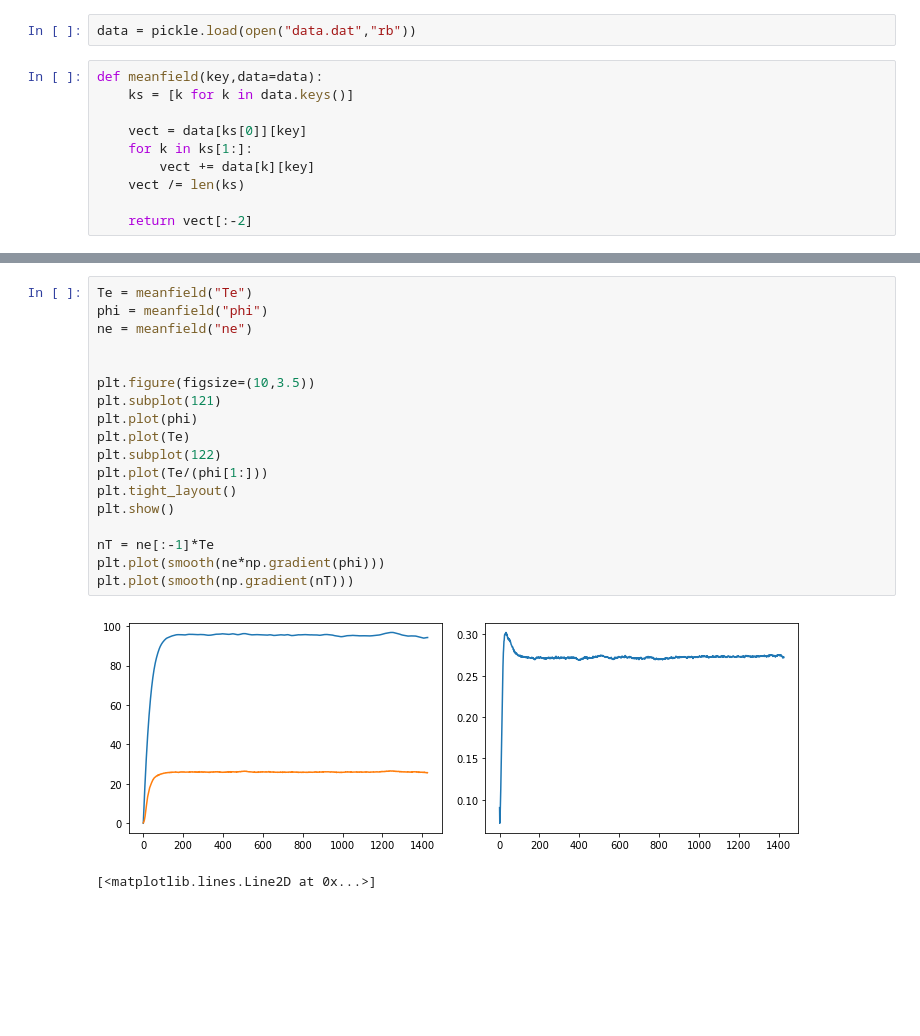
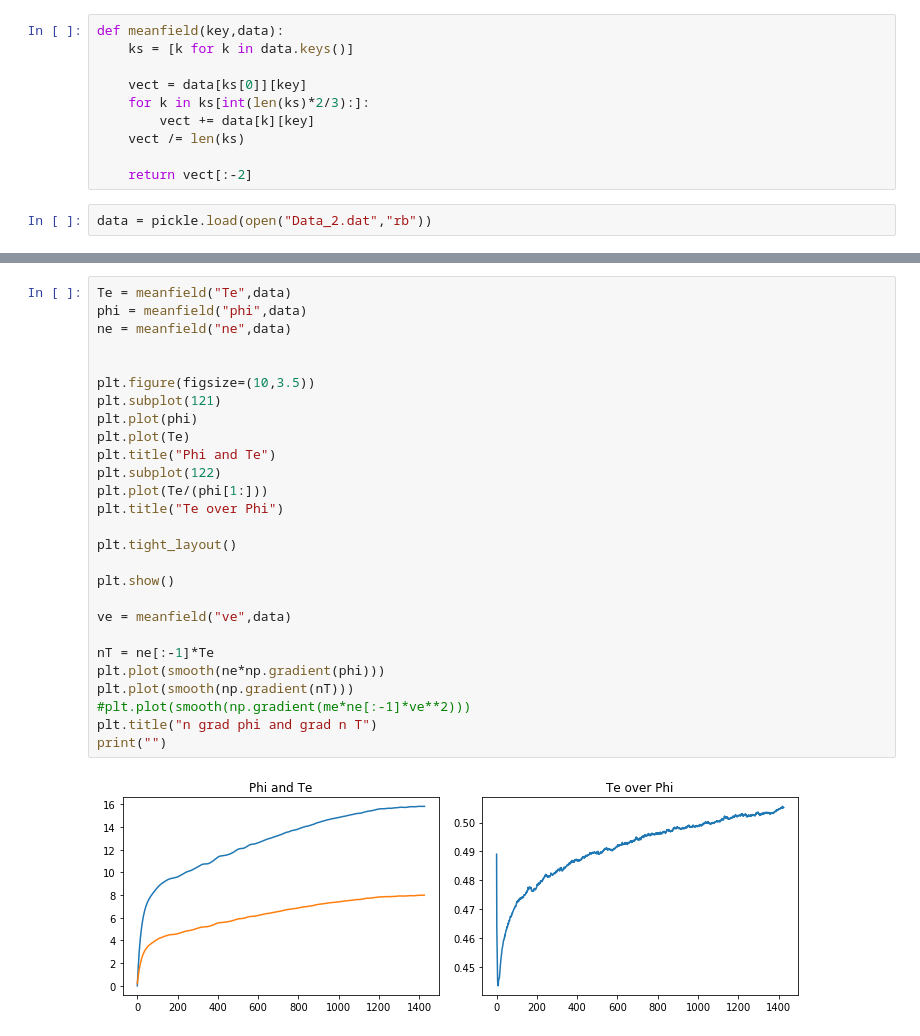
Before and after one commit to antoinetavant/1D_PIC, a Jupyter notebook: Process_1D_PIC.ipynb, the cells around one changed output, grey strips where cells are left out. Cells and saved outputs as stored; diff of their text form; blank space fills up the shorter version.

```diff
--- a/Process_1D_PIC.ipynb
+++ b/Process_1D_PIC.ipynb
@@ -8,12 +9,12 @@ from pic.functions import smooth
+# %%
+def meanfield(key,data):
+    ks = [k for k in data.keys()]
+
+    vect = data[ks[0]][key]
+    for k in ks[int(len(ks)*2/3):]:
+        vect += data[k][key]
+    vect /= len(ks)
+
+    return vect[:-2]
 # %%
-data = pickle.load(open("data.dat","rb"))
+data = pickle.load(open("Data_2.dat","rb"))
-# %%
-def meanfield(key,data=data):
-    ks = [k for k in data.keys()]
-
-    vect = data[ks[0]][key]
-    for k in ks[1:]:
-        vect += data[k][key]
-    vect /= len(ks)
-
-    return vect[:-2]
@@ -32,21 +38,29 @@ for key in ['ne','ni','Te','ve',"phi"]:
 # %%
-Te = meanfield("Te")
-phi = meanfield("phi")
-ne = meanfield("ne")
+Te = meanfield("Te",data)
+phi = meanfield("phi",data)
+ne = meanfield("ne",data)
 
 
 plt.figure(figsize=(10,3.5))
 plt.subplot(121)
 plt.plot(phi)
 plt.plot(Te)
+plt.title("Phi and Te")
 plt.subplot(122)
 plt.plot(Te/(phi[1:]))
+plt.title("Te over Phi")
+
 plt.tight_layout()
+
 plt.show()
+
+ve = meanfield("ve",data)
 
 nT = ne[:-1]*Te
 plt.plot(smooth(ne*np.gradient(phi)))
 plt.plot(smooth(np.gradient(nT)))
+#plt.plot(smooth(np.gradient(me*ne[:-1]*ve**2)))
+plt.title("n grad phi and grad n T")
+print("")
 # %% [output]
-[figure, old version]
+[figure, new version]
-[<matplotlib.lines.Line2D at 0x...>]
```
Also changed, not shown: parts of 5 cells of this notebook, 13 other files.
